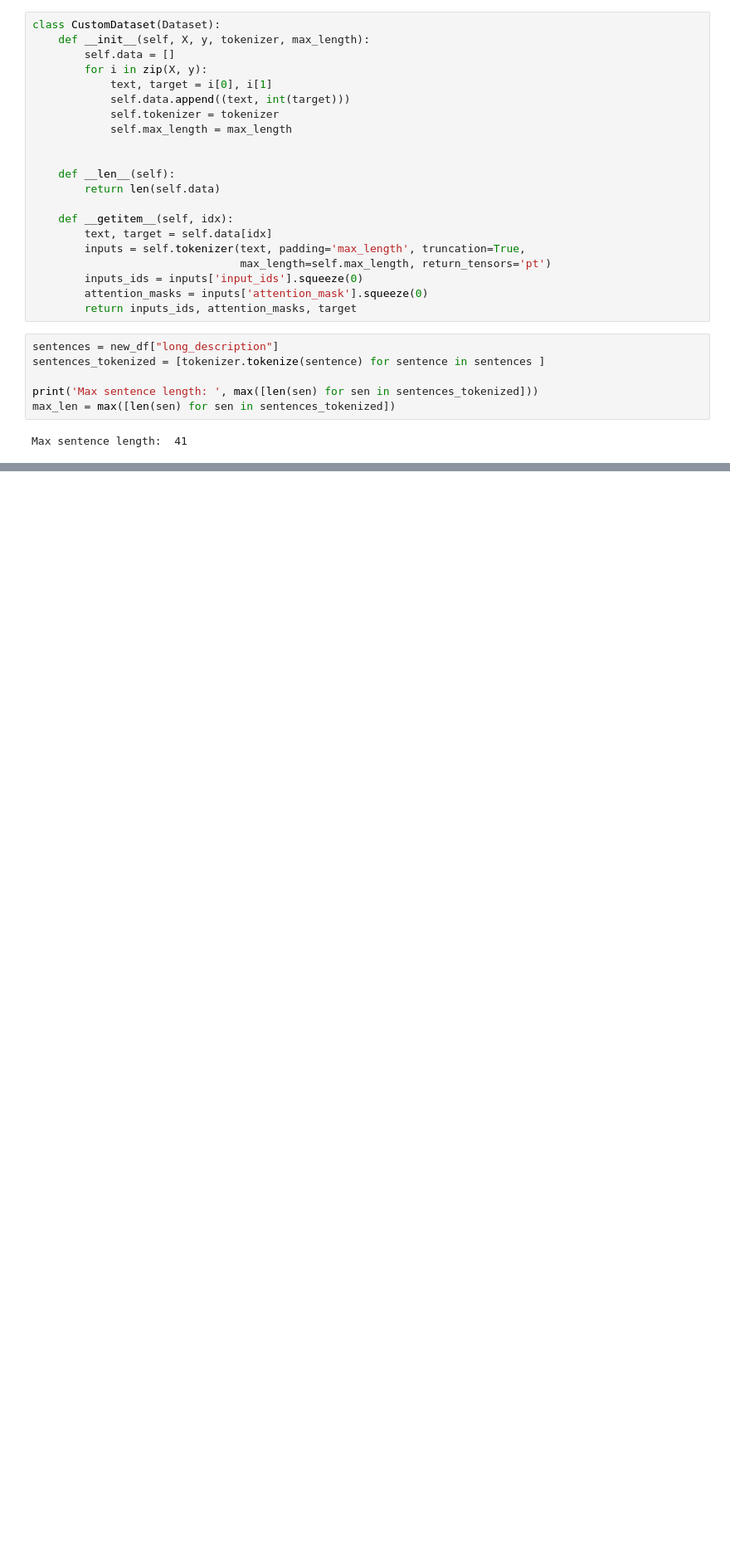
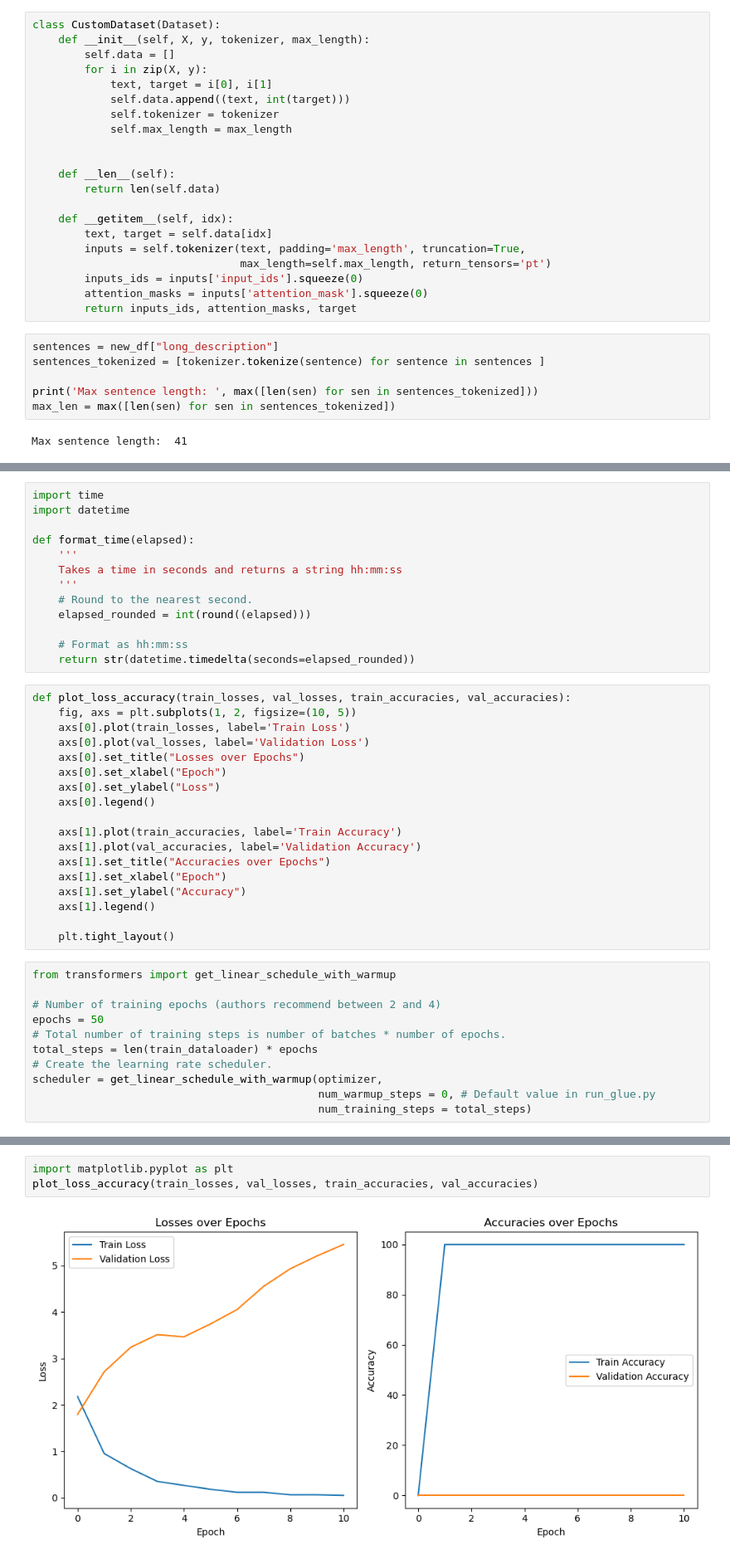
Before and after one commit to Nielspace/MedicalLM, a Jupyter notebook: medicallm.ipynb, the cells around one changed output, grey strips where cells are left out. Shown: that part at 83% size. Cells and saved outputs as stored; diff of their text form; blank space fills up the shorter version.

```diff
--- a/medicallm.ipynb
+++ b/medicallm.ipynb
@@ -188,0 +314,42 @@ IndexError: Target 17693 is out of bounds.
+# %%
+import time
+import datetime
+
+def format_time(elapsed):
+    '''
+    Takes a time in seconds and returns a string hh:mm:ss
+    '''
+    # Round to the nearest second.
+    elapsed_rounded = int(round((elapsed)))
+
+    # Format as hh:mm:ss
+    return str(datetime.timedelta(seconds=elapsed_rounded))
+# %%
+def plot_loss_accuracy(train_losses, val_losses, train_accuracies, val_accuracies):
+    fig, axs = plt.subplots(1, 2, figsize=(10, 5))
+    axs[0].plot(train_losses, label='Train Loss')
+    axs[0].plot(val_losses, label='Validation Loss')
+    axs[0].set_title("Losses over Epochs")
+    axs[0].set_xlabel("Epoch")
+    axs[0].set_ylabel("Loss")
+    axs[0].legend()
+
+    axs[1].plot(train_accuracies, label='Train Accuracy')
+    axs[1].plot(val_accuracies, label='Validation Accuracy')
+    axs[1].set_title("Accuracies over Epochs")
+    axs[1].set_xlabel("Epoch")
+    axs[1].set_ylabel("Accuracy")
+    axs[1].legend()
+
+    plt.tight_layout()
+# %%
+from transformers import get_linear_schedule_with_warmup
+
+# Number of training epochs (authors recommend between 2 and 4)
+epochs = 50
+# Total number of training steps is number of batches * number of epochs.
+total_steps = len(train_dataloader) * epochs
+# Create the learning rate scheduler.
+scheduler = get_linear_schedule_with_warmup(optimizer,
+                                            num_warmup_steps = 0, # Default value in run_glue.py
+                                            num_training_steps = total_steps)
@@ -188,0 +529,5 @@ IndexError: Target 17693 is out of bounds.
+# %%
+import matplotlib.pyplot as plt
+plot_loss_accuracy(train_losses, val_losses, train_accuracies, val_accuracies)
+# %% [output]
+[figure, added]
```
Also changed, not shown: parts of 29 cells of this notebook.
